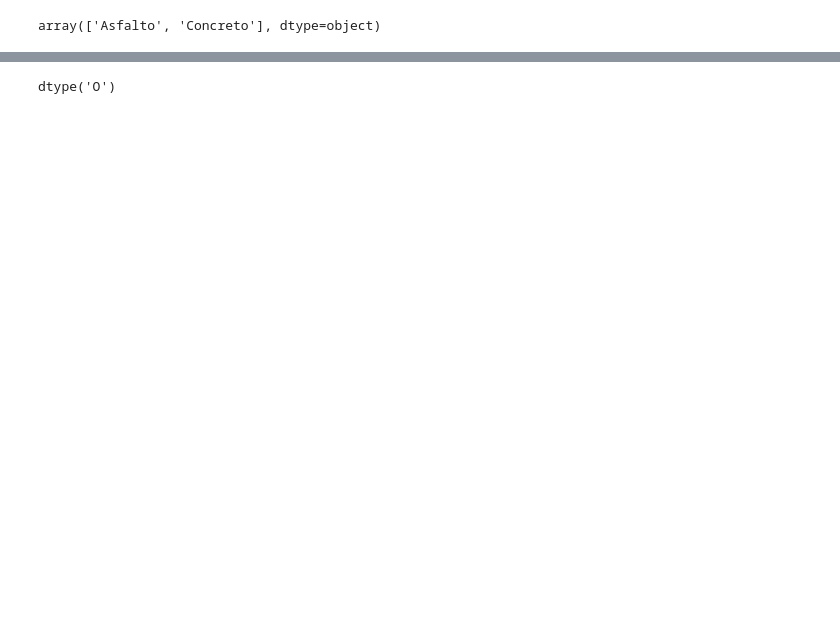
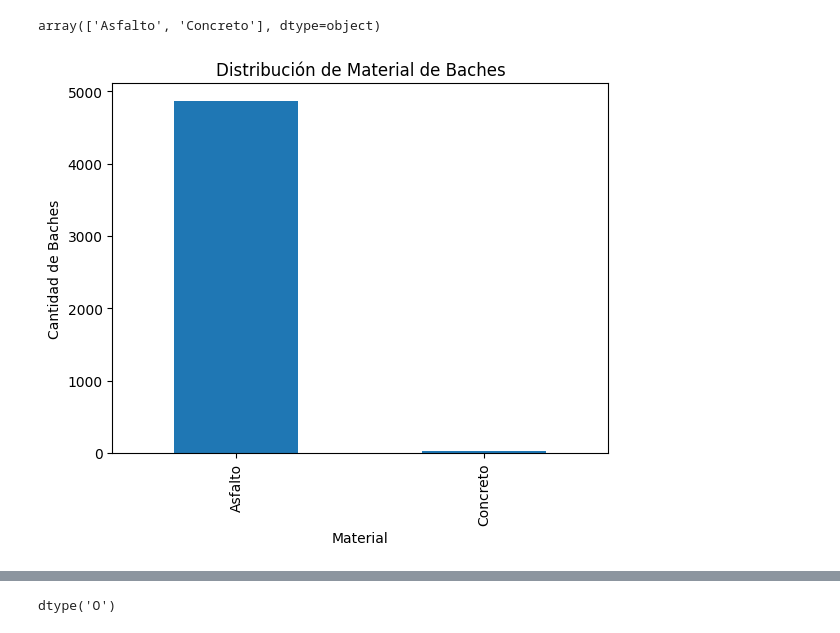
Before and after one commit to Ingenieria-de-Caracteristicas-MCD/Relacion_Baches_Accidentes_HMO, a Jupyter notebook: notebooks/experimentos/preprocesamiento_bachometro.ipynb, the cells around one changed output, grey strips where cells are left out. Saved outputs shown, nothing was run; the diff lists cells and outputs as text; code cells hidden in the pictures; blank space fills up the shorter version.

```diff
--- a/notebooks/experimentos/preprocesamiento_bachometro.ipynb
+++ b/notebooks/experimentos/preprocesamiento_bachometro.ipynb
@@ -51,3 +62,13 @@ df = df.drop(columns=['description'])
 df['material'].unique()
 # %% [output]
 array(['Asfalto', 'Concreto'], dtype=object)
+# %%
+#Graficando la distribución de Material
+import matplotlib.pyplot as plt
+df['material'].value_counts().plot(kind='bar')
+plt.title('Distribución de Material de Baches')
+plt.xlabel('Material')
+plt.ylabel('Cantidad de Baches')
+plt.show()
+# %% [output]
+[figure, added]
```
Also changed, not shown: parts of 30 cells of this notebook, 1 other file.
